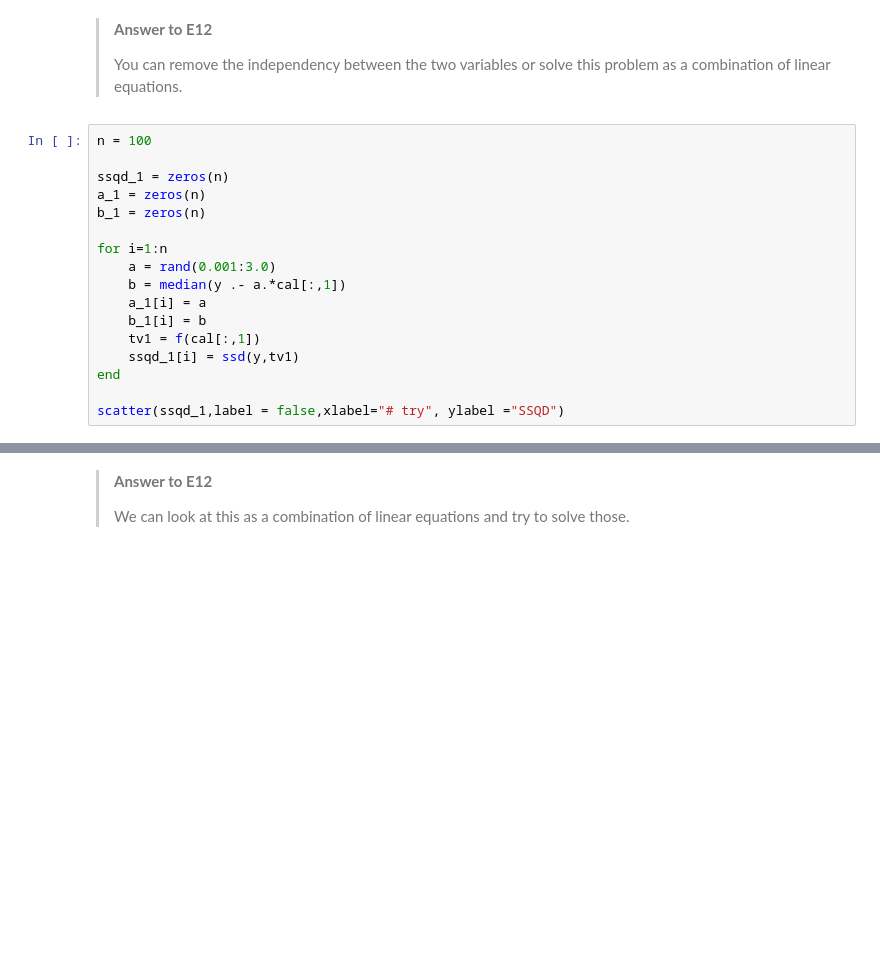
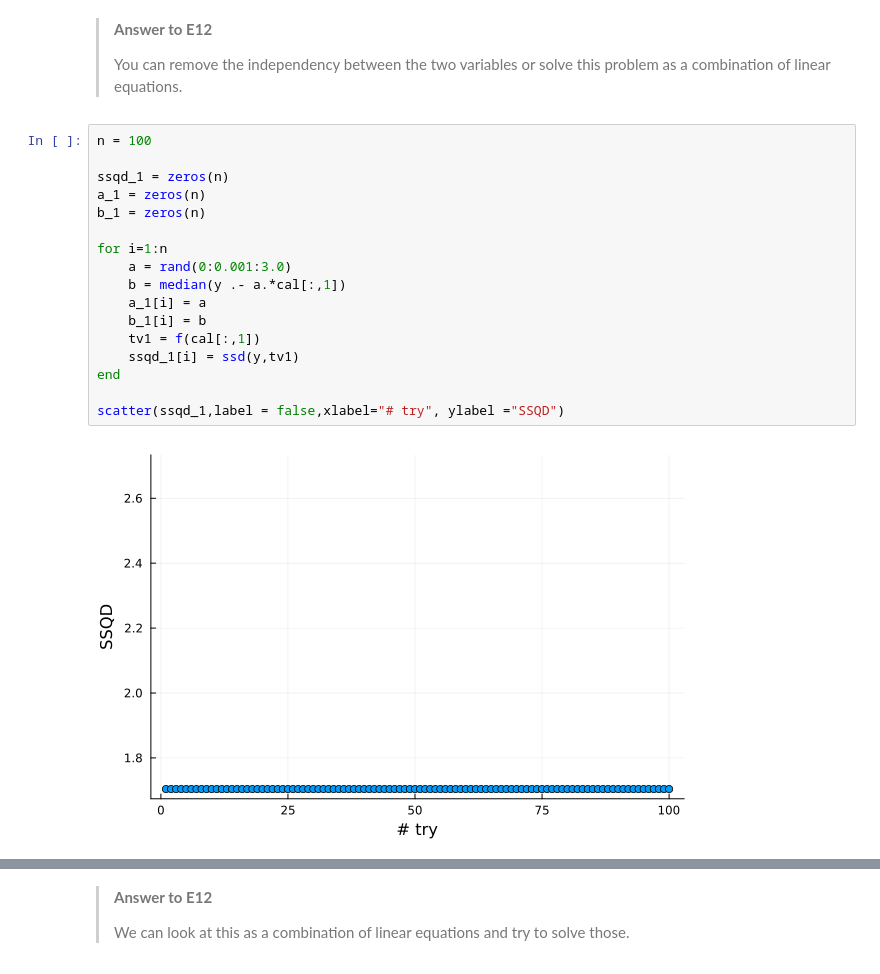
Before and after one commit to EMCMS/DataSci4Chem.jl, a Jupyter notebook: Notebooks/Lecture_CurveFitting.ipynb, the cells around one changed output, grey strips where cells are left out. Saved outputs shown, nothing was run; the diff lists cells and outputs as text; blank space fills up the shorter version.

```diff
--- a/Notebooks/Lecture_CurveFitting.ipynb
+++ b/Notebooks/Lecture_CurveFitting.ipynb
@@ -203,20 +209,22 @@ How can we solve this problem then?
 # %%
 n = 100
 
 ssqd_1 = zeros(n)
 a_1 = zeros(n)
 b_1 = zeros(n)
 
 for i=1:n
-    a = rand(0.001:3.0)
+    a = rand(0:0.001:3.0)
     b = median(y .- a.*cal[:,1])
     a_1[i] = a
     b_1[i] = b
     tv1 = f(cal[:,1])
     ssqd_1[i] = ssd(y,tv1)
 end
 
 scatter(ssqd_1,label = false,xlabel="# try", ylabel ="SSQD")
+# %% [output]
+[figure, added]
 # %%
 a = a_1[argmin(ssqd_1)]
 b = b_1[argmin(ssqd_1)]
```
Also changed, not shown: parts of 18 cells of this notebook, 3 other files.
